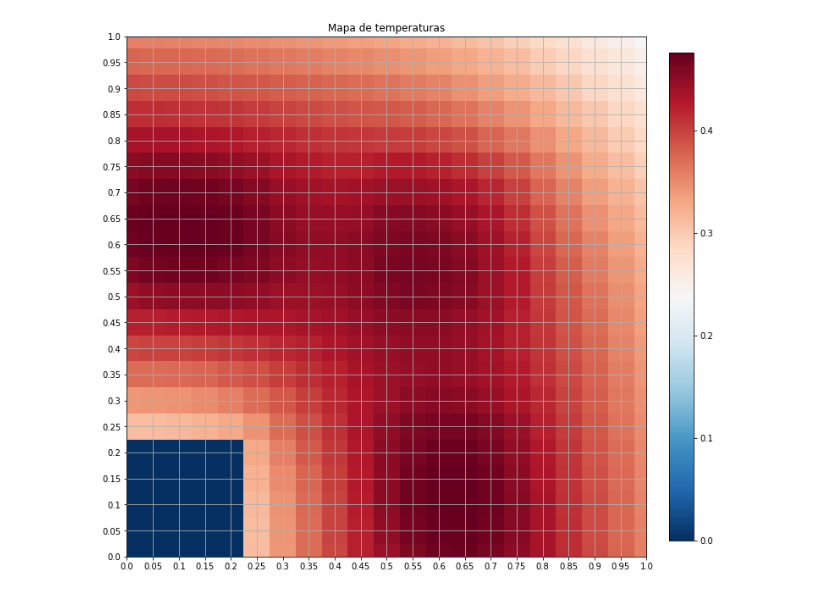
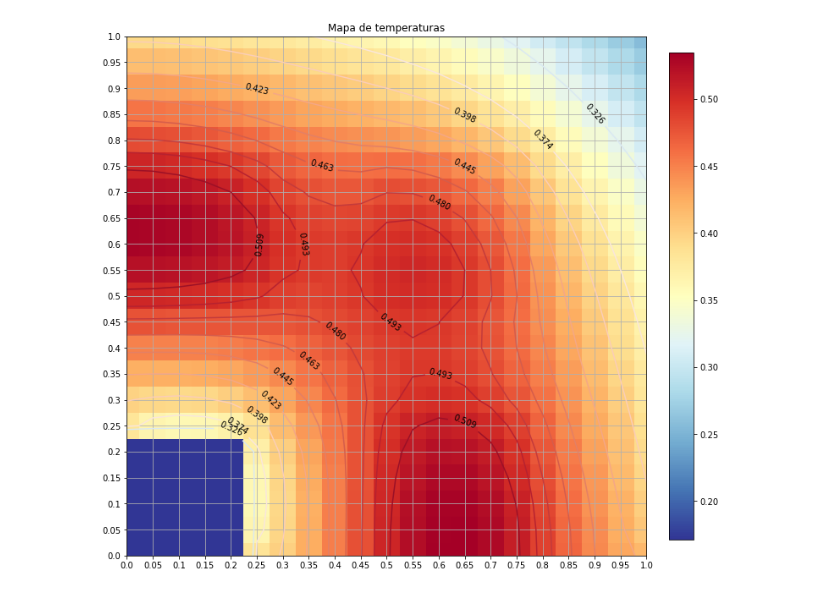
Before and after one commit to TmsRC/refrigerated-duct, a Jupyter notebook: Proyecto2_Transcalor.ipynb, the cells around one changed output. Cells and saved outputs as stored; diff of their text form; code cells hidden in the pictures.

Commit message:
Cambios en las ecuaciones usadas para superficies adiabáticas. Contornos agregados al mapa de temperaturas

```diff
--- a/Proyecto2_Transcalor.ipynb
+++ b/Proyecto2_Transcalor.ipynb
@@ -85,12 +88,12 @@ bordes6 = []
 for alfa in range(1,20):
     i = alfa # recorre el borde superior
     A[i,i] = -2*(h_e*d + 2)
-    A[i,i-1] = 1; A[i,i+1] = 1; A[i,i+21] = 2
+    A[i,i-1] = 1; A[i,i+1] = 1; A[i,i+21] = 2;
     bordes1.append(i)
 
     i = 21*alfa # recorre el borde izquierdo (implementando condición de simetría)
-    A[i,i] = 3
-    A[i,i+1] = -4; A[i,i+2] = 1
+    A[i,i] = -4
+    A[i,i+1] = 2; A[i,i+21] = 1; A[i,i-21] = 1;
     bordes2.append(i)
 
     i = 20 + 21*(alfa) #recorre el borde derecho
@@ -99,21 +102,21 @@ for alfa in range(1,20):
     bordes3.append(i)
 
     i = 420 + alfa # recorre el borde inferior (implementando condición de simetría)
-    A[i,i] = 3
-    A[i,i-21] = -4; A[i,i-2*21] = 1
+    A[i,i] = -4
+    A[i,i-21] = 2; A[i,i-1] = 1; A[i,i+1] = 1;
     bordes4.append(i)
 
 #Llena los nodos en el canal de refrigeración ----------------------------------------------------------
 for alfa in range(0,5):
     i = 21*15 + 21*alfa # recorre el borde izquierdo del canal
     A[i,i] = 1
-    A[i,i+1] = 0; A[i,i+2] = 0
+    A[i,i+1] = 0; A[i,i+21] = 0; A[i,i-21] = 0;
     y[i] = th_i
     canal1.append(i)
 
     i = 21*20 + 1 + alfa #recorre el borde inferior del canal
     A[i,i] = 1
-    A[i,i-21] = 0; A[i,i-2*21] = 0
+    A[i,i-21] = 0; A[i,i-1] = 0; A[i,i+1] = 0;
     y[i] = th_i
     canal2.append(i)
 
@@ -146,11 +149,11 @@ for alfa in range(4):
 
 A[0,0] = 3; A[0,1] = -4; A[0,2] = 1
 A[20,20] = -2*(h_e*d + 1); A[20,19] = 1; A[20,41] = 1
-A[440,440] = 3; A[440,419] = -4; A[440,398] = 1
+A[440,440] = -2; A[440,419] = 1; A[440,439] = 1
 
 A[420,420] = 1; y[420] = th_i
-A[315,315] = 3; A[315,316] = -4; A[315,317] = 1
-A[425,425] = 3; A[425,404] = -4; A[425,383] = 1
+A[315,315] = -2; A[315,316] = 1; A[315,315-21] = 1
+A[425,425] = -2; A[425,404] = 1; A[425,426] = 1
 # %%
 # Asigna los nodos con generación de calor  --------------------------------------------------------------
 barra1 = []
@@ -181,19 +184,24 @@ barra3 = np.array(barra3).reshape((6,6)).T
 # %%
 # Solución ----------------------------------------------------------------
 thetas = np.matmul(np.linalg.inv(A),y)
 thetas2 = thetas.reshape((21,21))
 #print(np.around(thetas2,decimals=2))
 
 # Mapa de calor --------------------------------------------------------------
-plt.figure(figsize=(12,12))
-plt.imshow(thetas2,cmap='RdBu_r') #afmhot RdBu_r
-plt.ylim(21,-1)
+fig,ax = plt.subplots(figsize=(12,12))
+min_col = min(thetas[np.where(thetas!=0.)])/1.5
+mapa = ax.imshow(thetas2,cmap='RdYlBu_r',vmin=min_col,vmax=max(thetas)) #afmhot RdBu_r
+plt.ylim(20,0)
 plt.xlim(0,20)
 plt.yticks(np.arange(21),np.round(1-np.arange(0,21)/20,decimals=2))
 plt.xticks(np.arange(21),np.arange(21)/20)
-plt.colorbar(fraction=0.043, pad=0.04)
-plt.grid()
+plt.colorbar(mapa,fraction=0.043, pad=0.04)
+ax.grid()
 plt.title('Mapa de temperaturas')
+
+cat = np.sort(thetas)[np.array(len(thetas)/10*np.arange(1,10),dtype=int)]
+cont = ax.contour(thetas2,levels=cat,cmap='RdBu_r',vmin=min_col,vmax=max(thetas))
+ax.clabel(cont, inline=1, fontsize=10,colors='black')
 plt.show()
 # %% [output]
-[figure, old version]
+[figure, new version]
```
Also changed, not shown: parts of 2 cells of this notebook.
